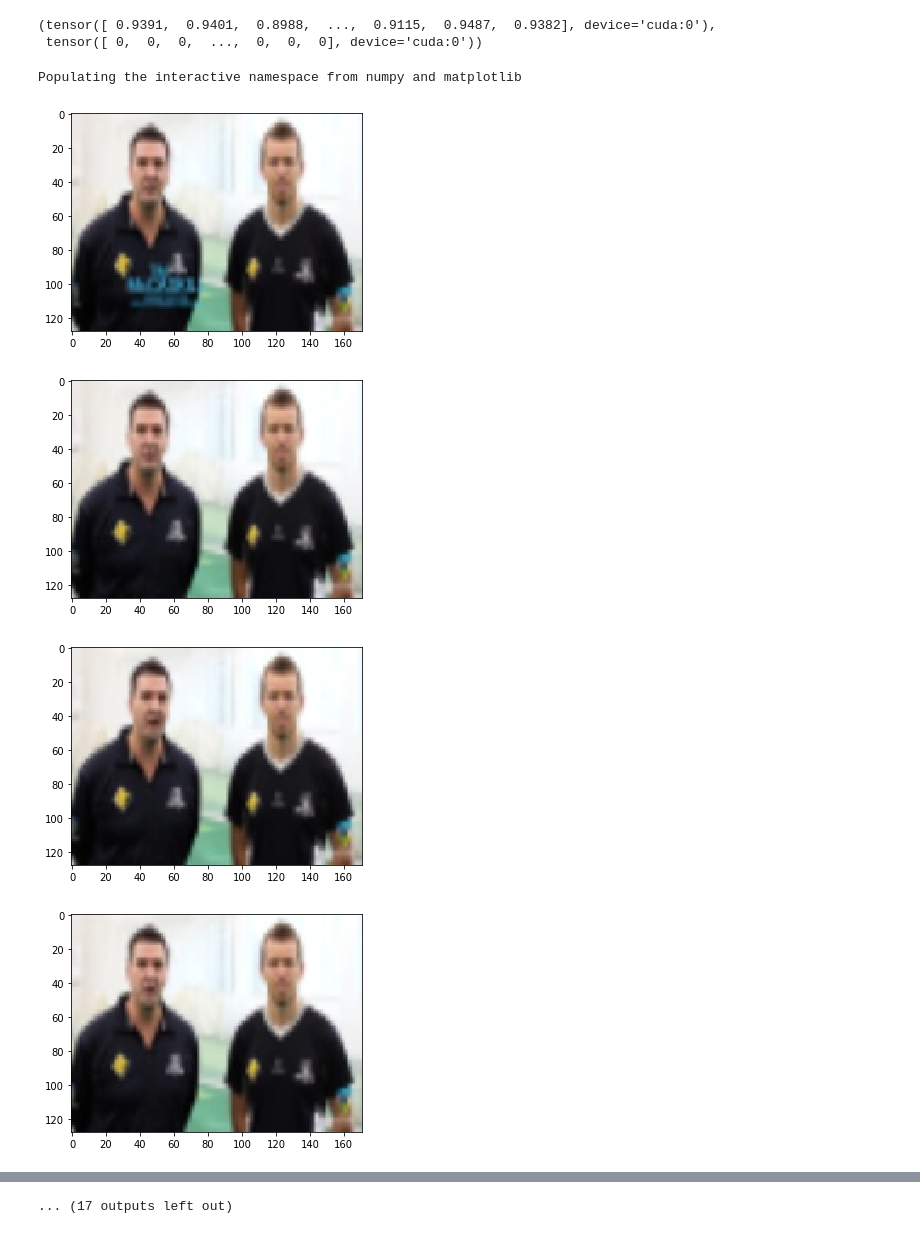
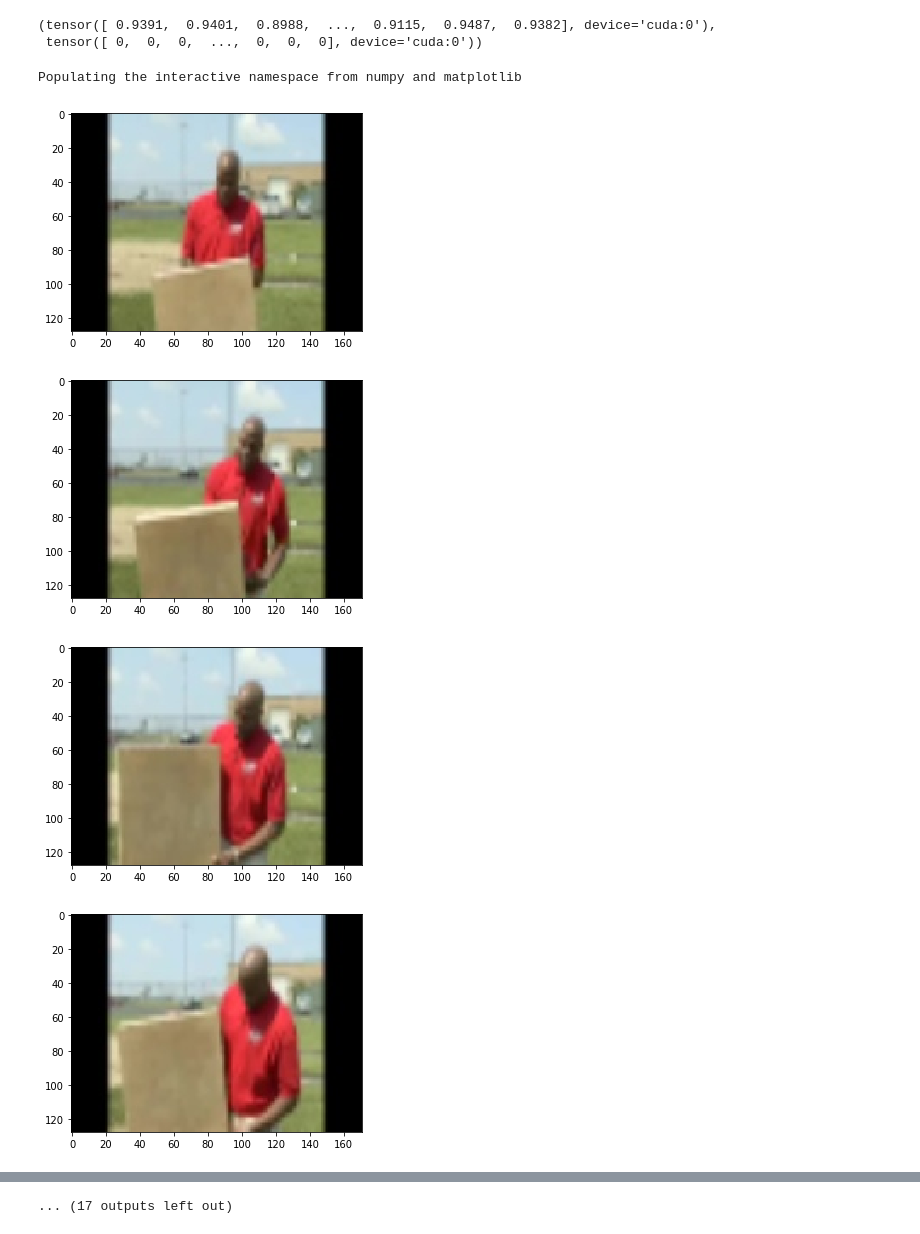
Before and after one commit to bcliu/few-shot-activity-localization, a Jupyter notebook: rc3d-chen/test_net.ipynb, the cells around one changed output, grey strips where cells are left out. Drawn from its saved outputs; the diff is of its cells as text; code cells hidden in the pictures.

```diff
--- a/rc3d-chen/test_net.ipynb
+++ b/rc3d-chen/test_net.ipynb
@@ -448,17 +448,17 @@ fewshot_pred
 # %%
 %pylab inline
 import cv2
 import matplotlib.pyplot as plt
 from os.path import join
 
-folder = '/home/vltava/disk2/THUMOS14_valtest_combined_fewshot/frames/test/video_test_0001313/'
+folder = '/home/vltava/disk2/THUMOS14_valtest_combined_fewshot/frames/test/video_validation_0000490/'
 for i in range(10, 38):
     im = cv2.imread(join(folder, f'image_00{i * 20}.jpg'))
     plt.imshow(cv2.cvtColor(im, cv2.COLOR_BGR2RGB))
     plt.show()
 # %% [output]
 Populating the interactive namespace from numpy and matplotlib
-[figure, old version]
+[figure, new version]
-[figure, old version]
+[figure, new version]
-[figure, old version]
+[figure, new version]
-[figure, old version]
+[figure, new version]
```
Also changed, not shown: parts of 1 cell of this notebook, 8 other files.
